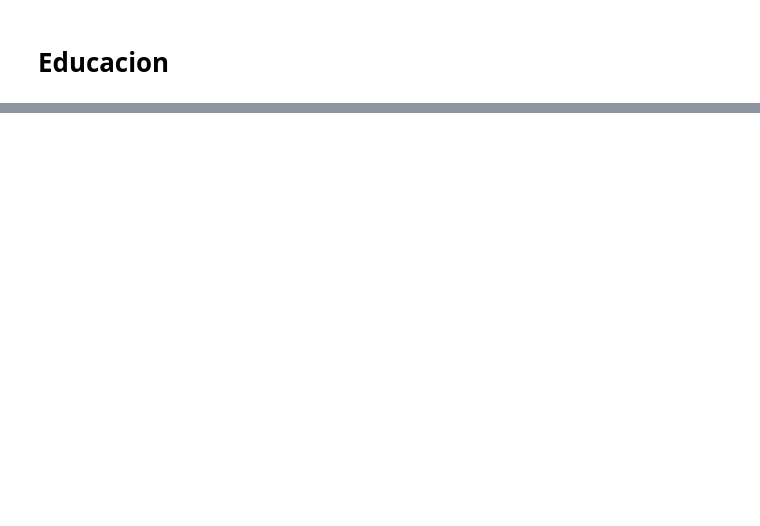
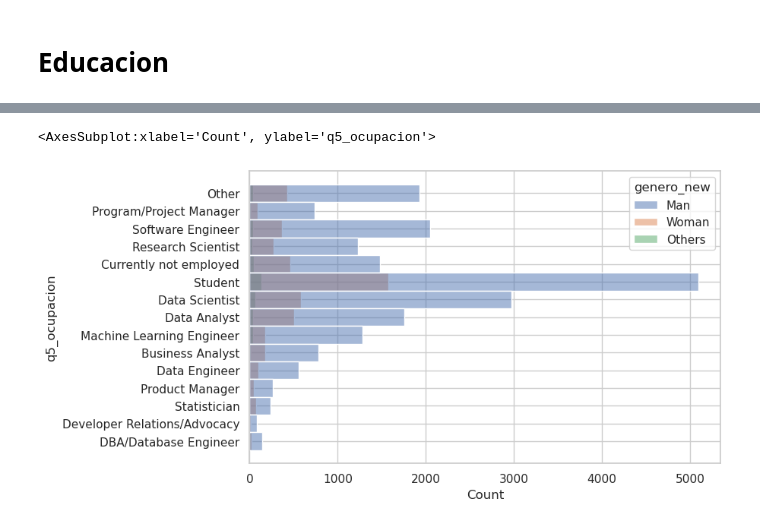
Before and after one commit to Adalab/project2-da-promo-c-modulo-2-team4, a Jupyter notebook: 04- Preguntas/1.Pregunta_perfil.ipynb, the cells around one changed output, grey strips where cells are left out. Saved outputs shown, nothing was run; the diff lists cells and outputs as text; code cells hidden in the pictures; blank space fills up the shorter version.

```diff
--- a/04- Preguntas/1.Pregunta_perfil.ipynb
+++ b/04- Preguntas/1.Pregunta_perfil.ipynb
@@ -341,0 +438,7 @@ plt.show()
+# %%
+df_perfil['genero_new'] = df_perfil['q2_genero'].replace({
+'Man': 'Man',
+'Woman': 'Woman',
+'Prefer to self-describe': 'Others',
+'Nonbinary': 'Others',
+'Prefer not to say': 'Others'})
@@ -353,0 +495,9 @@ order=['18-21','22-24','25-29','30-34','35-39','40-44','45-49','50-54','55-59','
+# %%
+df_perfil['educacion_new'] = df_perfil['q4_educacion'].replace({
+'Master’s degree': 'Master’s degree',
+'Bachelor’s degree': 'Bachelor’s degree',
+'Doctoral degree': 'Doctoral degree',
+'Professional doctorate': 'Professional doctorate',
+'No formal education past high school': 'Others',
+'Some college/university study without earning a bachelor’s degree': 'Others',
+'I prefer not to answer': 'Others'})
@@ -361,0 +545,9 @@ order=['18-21','22-24','25-29','30-34','35-39','40-44','45-49','50-54','55-59','
+# %%
+df_perfil['ocupacion_stu'] = df_perfil['q5_ocupacion'].replace({
+'Master’s degree': 'Master’s degree',
+'Bachelor’s degree': 'Bachelor’s degree',
+'Doctoral degree': 'Doctoral degree',
+'Professional doctorate': 'Professional doctorate',
+'No formal education past high school': 'Others',
+'Some college/university study without earning a bachelor’s degree': 'Others',
+'I prefer not to answer': 'Others'})
@@ -361,0 +567,9 @@ order=['18-21','22-24','25-29','30-34','35-39','40-44','45-49','50-54','55-59','
+# %%
+df_perfil['experiencia'] = df_perfil['q6_exp_tech'].replace({
+'1-3 years': '1-3 years',
+'< 1 years': '< 1 years',
+'I have never written code': 'Never',
+'3-5 years': '3-5 years',
+'5-10 years': '5-10 years',
+'10-20 years': '10-20 years',
+'20+ years': '20+ years'})
@@ -361,0 +592,7 @@ order=['18-21','22-24','25-29','30-34','35-39','40-44','45-49','50-54','55-59','
+# %%
+plt.figure(figsize= (8,5))
+sns.set_theme(style="whitegrid")# grid
+sns.histplot(y= "q5_ocupacion",  data=df_perfil, hue="genero_new"  )
+# %% [output]
+<AxesSubplot:xlabel='Count', ylabel='q5_ocupacion'>
+[figure, added]
```
Also changed, not shown: parts of 37 cells of this notebook, 1 other file.
